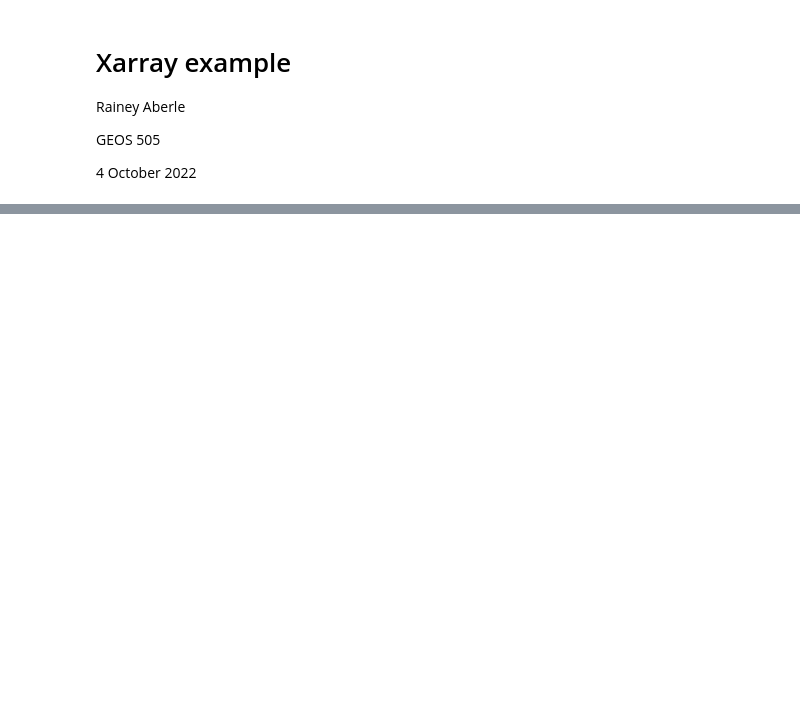
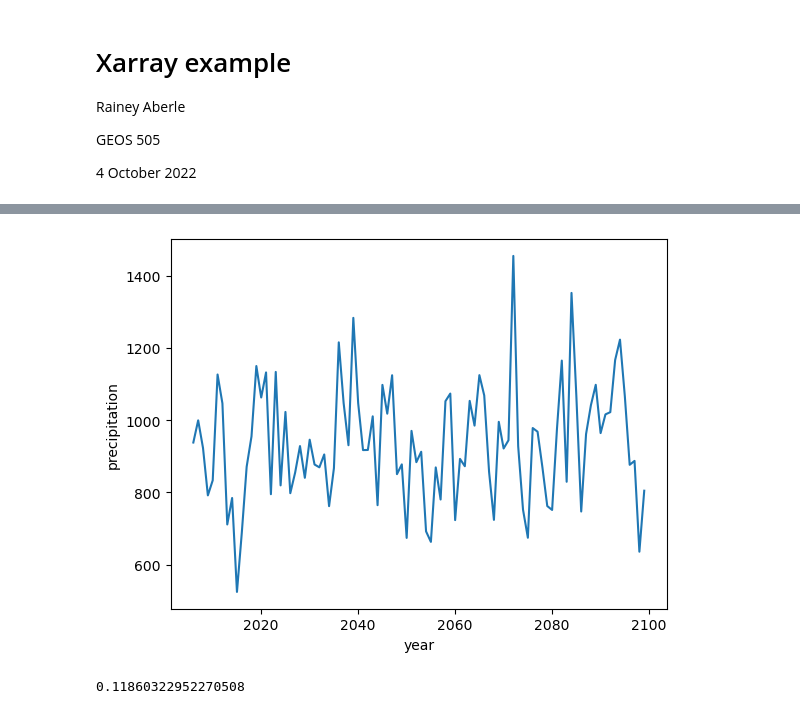
Before and after one commit to RaineyAbe/GEOS505-fall2022, a Jupyter notebook: notebooks/xarray_example.ipynb, the cells around one changed output, grey strips where cells are left out. Drawn from its saved outputs; the diff is of its cells as text; code cells hidden in the pictures; blank space fills up the shorter version.

```diff
--- a/notebooks/xarray_example.ipynb
+++ b/notebooks/xarray_example.ipynb
@@ -37,0 +99,11 @@ ds_pr['precipitation'].groupby('time.month').sum(dim='time').plot()
+# %%
+t1 = time.time()
+
+# try a different order of operations
+ds_pr['precipitation'].groupby('time.year').sum(dim='time').mean(dim=('lat', 'lon')).plot()
+plt.show()
+
+print(time.time() - t1)
+# %% [output]
+[figure, added]
+0.11860322952270508
```
Also changed, not shown: parts of 9 cells of this notebook.
